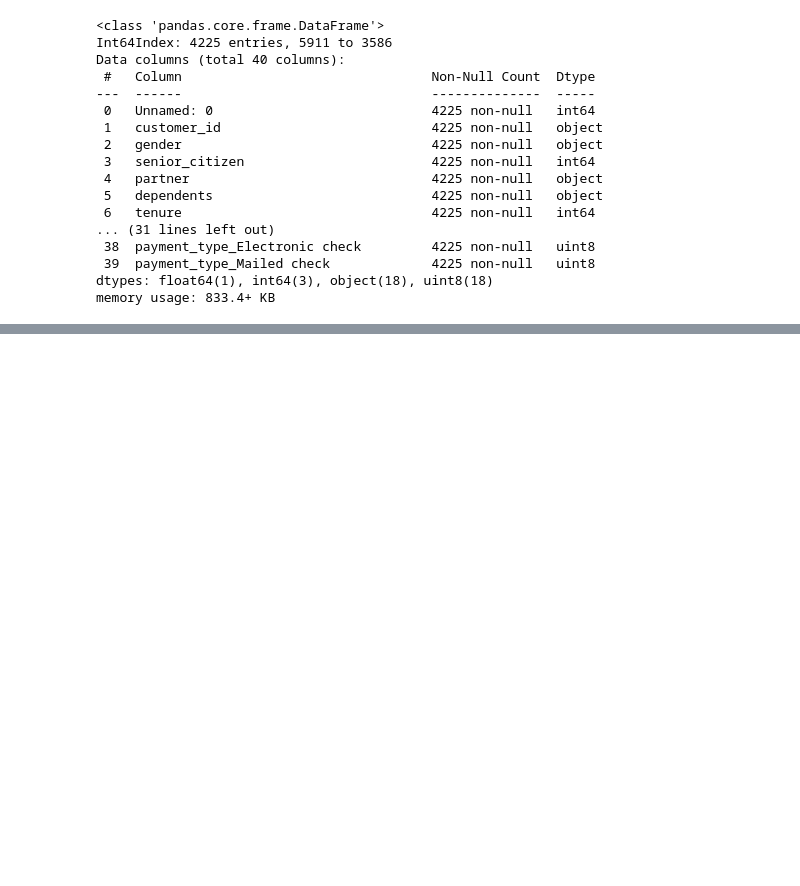
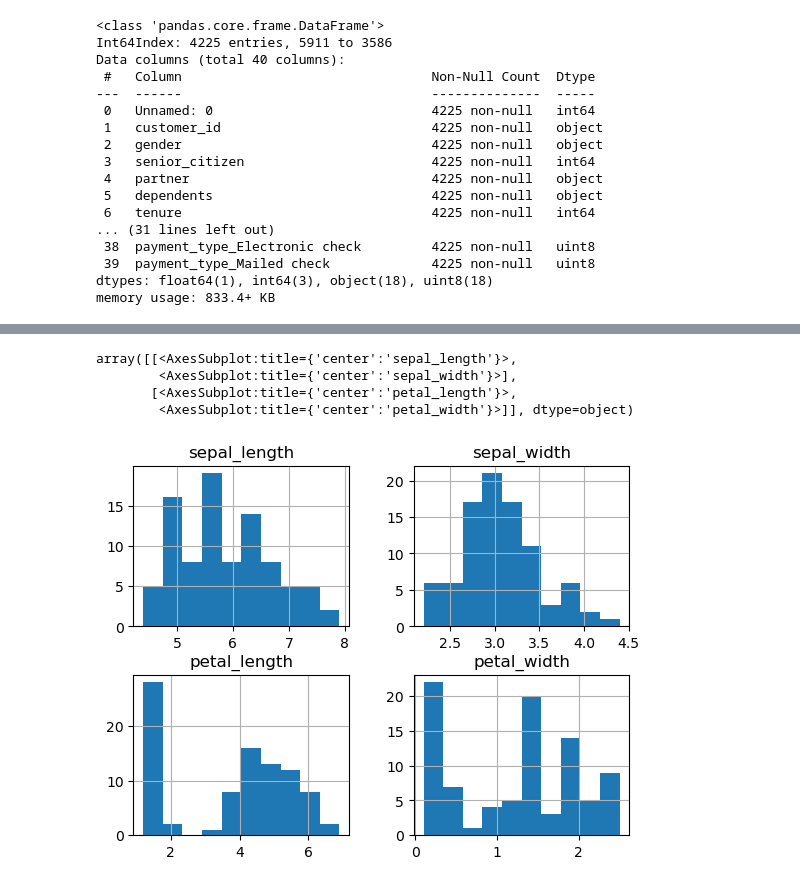
Before and after one commit to scottbarnett97/classification-exercises, a Jupyter notebook: classification_exercises.ipynb, the cells around one changed output, grey strips where cells are left out. Drawn from its saved outputs; the diff is of its cells as text; code cells hidden in the pictures; blank space fills up the shorter version.

```diff
--- a/classification_exercises.ipynb
+++ b/classification_exercises.ipynb
@@ -521,0 +641,5 @@ memory usage: 833.4+ KB
+# %%
+# 1. Acquire, prepare & split your data.
+df= get_iris_data()
+df = prep_iris(df)
+train, validate, test = split_data(df,'species')
@@ -521,0 +685,10 @@ memory usage: 833.4+ KB
+# %%
+#  a. For each measurement type (quantitative variable): create a histogram, boxplot, & compute descriptive
+      #statistics (using .describe()).
+train.hist(column = ['sepal_length','sepal_width','petal_length','petal_width'])
+# %% [output]
+array([[<AxesSubplot:title={'center':'sepal_length'}>,
+        <AxesSubplot:title={'center':'sepal_width'}>],
+       [<AxesSubplot:title={'center':'petal_length'}>,
+        <AxesSubplot:title={'center':'petal_width'}>]], dtype=object)
+[figure, added]
```
Also changed, not shown: parts of 62 cells of this notebook.
